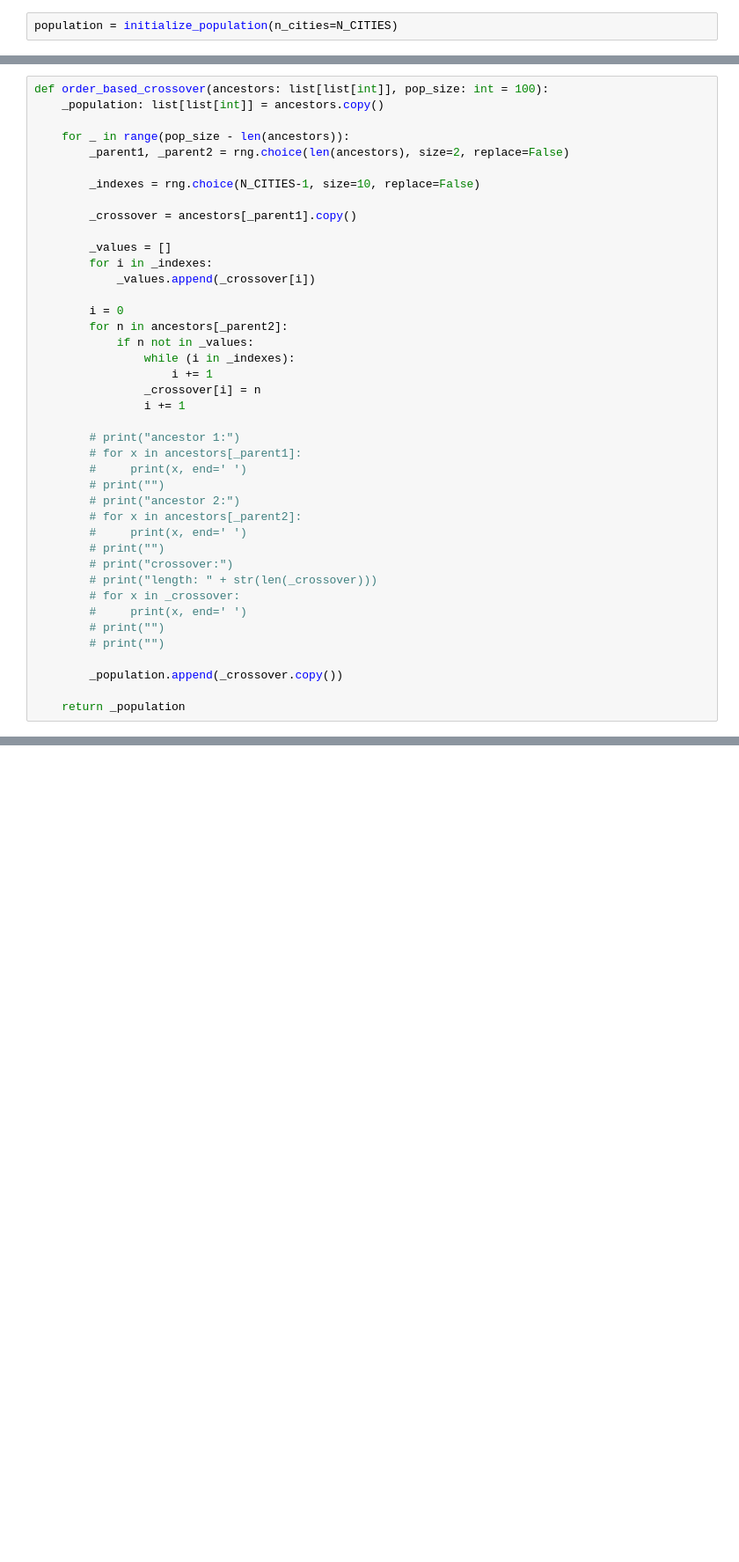
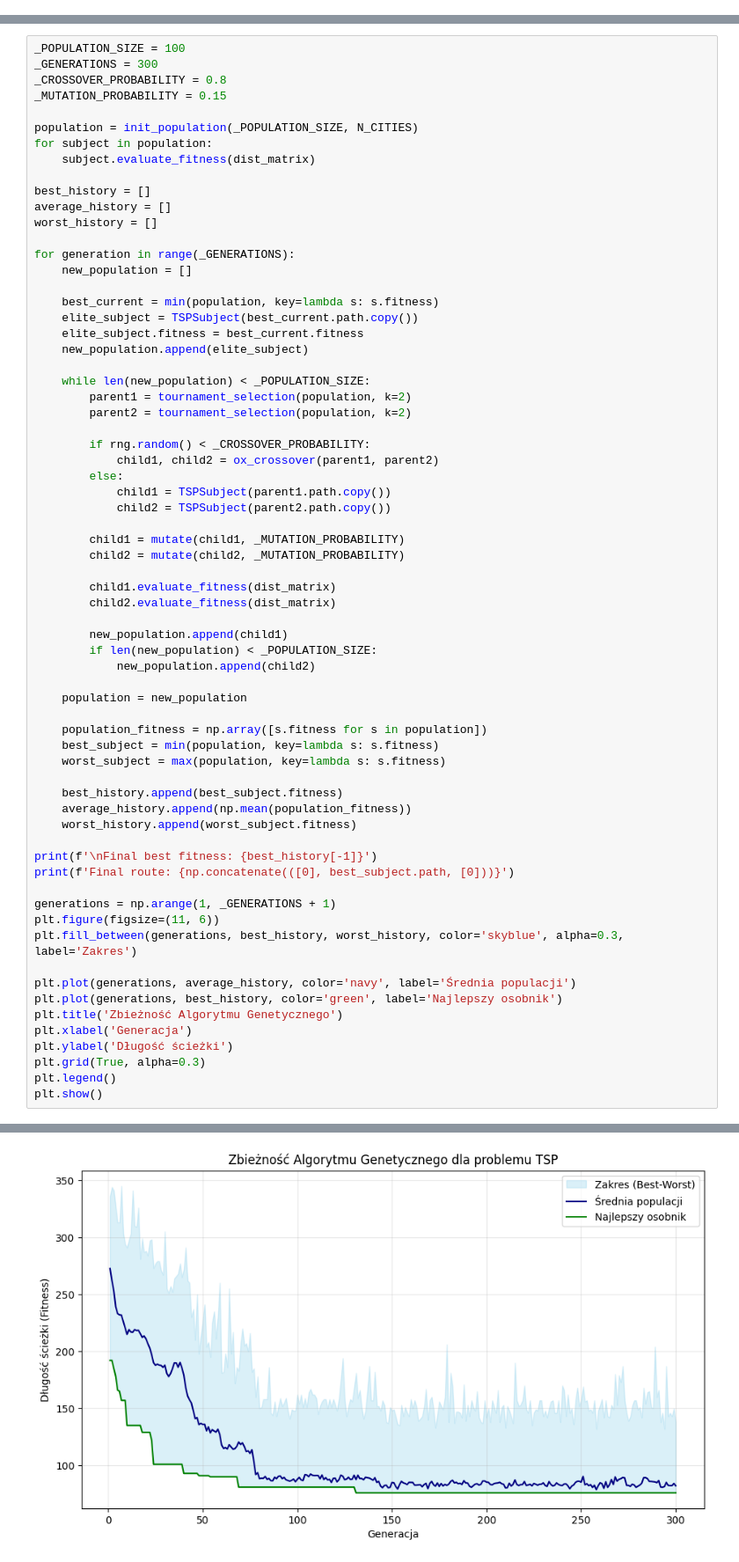
Before and after one commit to igorkotlarz1/biai-travelling-salesman, a Jupyter notebook: code/tsp.ipynb, the cells around one changed output, grey strips where cells are left out. Shown at 88% size. Cells and saved outputs as stored; diff of their text form; blank space fills up the shorter version.

```diff
--- a/code/tsp.ipynb
+++ b/code/tsp.ipynb
@@ -57,2 +49,0 @@ def evaluate_population(population: list[list[int]], dist_matrix: np.ndarray):
-# %%
-population = initialize_population(n_cities=N_CITIES)
@@ -105,41 +110,68 @@ Metoda krzyżowania osobników - Losowo wybiera parę osobników z pozostałej p
 # %%
-def order_based_crossover(ancestors: list[list[int]], pop_size: int = 100):
-    _population: list[list[int]] = ancestors.copy()
+_POPULATION_SIZE = 100
+_GENERATIONS = 300
+_CROSSOVER_PROBABILITY = 0.8
+_MUTATION_PROBABILITY = 0.15
 
-    for _ in range(pop_size - len(ancestors)):
-        _parent1, _parent2 = rng.choice(len(ancestors), size=2, replace=False)
+population = init_population(_POPULATION_SIZE, N_CITIES)
+for subject in population:
+    subject.evaluate_fitness(dist_matrix)
 
-        _indexes = rng.choice(N_CITIES-1, size=10, replace=False)
+best_history = []
+average_history = []
+worst_history = []
 
-        _crossover = ancestors[_parent1].copy()
+for generation in range(_GENERATIONS):
+    new_population = []
 
-        _values = []
-        for i in _indexes:
-            _values.append(_crossover[i])
+    best_current = min(population, key=lambda s: s.fitness)
+    elite_subject = TSPSubject(best_current.path.copy())
+    elite_subject.fitness = best_current.fitness
+    new_population.append(elite_subject)
 
-        i = 0
-        for n in ancestors[_parent2]:
-            if n not in _values:
-                while (i in _indexes):
-                    i += 1
-                _crossover[i] = n
-                i += 1
+    while len(new_population) < _POPULATION_SIZE:
+        parent1 = tournament_selection(population, k=2)
+        parent2 = tournament_selection(population, k=2)
 
-        # print("ancestor 1:")
-        # for x in ancestors[_parent1]:
-        #     print(x, end=' ')
-        # print("")
-        # print("ancestor 2:")
-        # for x in ancestors[_parent2]:
-        #     print(x, end=' ')
-        # print("")
-        # print("crossover:")
-        # print("length: " + str(len(_crossover)))
-        # for x in _crossover:
-        #     print(x, end=' ')
-        # print("")
-        # print("")
+        if rng.random() < _CROSSOVER_PROBABILITY:
+            child1, child2 = ox_crossover(parent1, parent2)
+        else:
+            child1 = TSPSubject(parent1.path.copy())
+            child2 = TSPSubject(parent2.path.copy())
 
-        _population.append(_crossover.copy())
+        child1 = mutate(child1, _MUTATION_PROBABILITY)
+        child2 = mutate(child2, _MUTATION_PROBABILITY)
 
-    return _population
+        child1.evaluate_fitness(dist_matrix)
+        child2.evaluate_fitness(dist_matrix)
+
+        new_population.append(child1)
+        if len(new_population) < _POPULATION_SIZE:
+            new_population.append(child2)
+
+    population = new_population
+
+    population_fitness = np.array([s.fitness for s in population])
+    best_subject = min(population, key=lambda s: s.fitness)
+    worst_subject = max(population, key=lambda s: s.fitness)
+
+    best_history.append(best_subject.fitness)
+    average_history.append(np.mean(population_fitness))
+    worst_history.append(worst_subject.fitness)
+
+print(f'\nFinal best fitness: {best_history[-1]}')
+print(f'Final route: {np.concatenate(([0], best_subject.path, [0]))}')
+
+generations = np.arange(1, _GENERATIONS + 1)
+plt.figure(figsize=(11, 6))
+plt.fill_between(generations, best_history, worst_history, color='skyblue', alpha=0.3, label='Zakres')
+
+plt.plot(generations, average_history, color='navy', label='Średnia populacji')
+plt.plot(generations, best_history, color='green', label='Najlepszy osobnik')
+plt.title('Zbieżność Algorytmu Genetycznego')
+plt.xlabel('Generacja')
+plt.ylabel('Długość ścieżki')
+plt.grid(True, alpha=0.3)
+plt.legend()
+plt.show()
+# %% [output]
@@ -145,0 +180 @@ def order_based_crossover(ancestors: list[list[int]], pop_size: int = 100):
+[figure, added]
```
Also changed, not shown: parts of 13 cells of this notebook.
